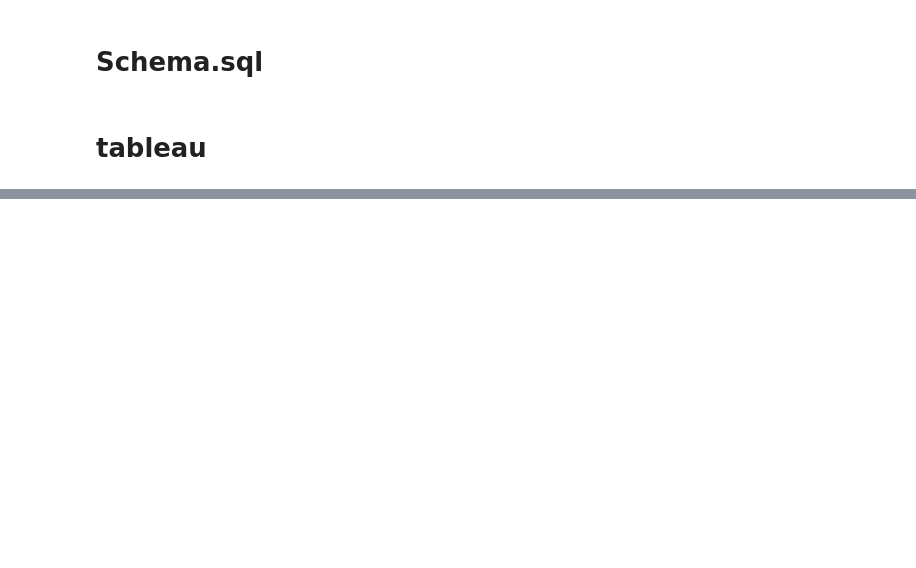
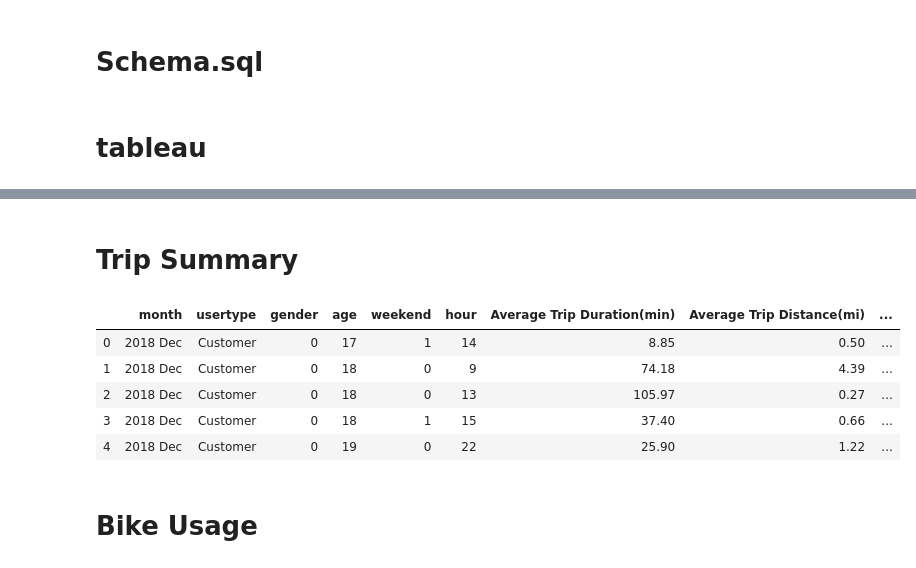
Before and after one commit to sliwet/tableau, a Jupyter notebook: tableau.ipynb, the cells around one changed output, grey strips where cells are left out. Saved outputs shown, nothing was run; the diff lists cells and outputs as text; code cells hidden in the pictures; blank space fills up the shorter version.

```diff
--- a/tableau.ipynb
+++ b/tableau.ipynb
@@ -162,28 +78,0 @@ data = {'Site 1': '31.336968, -109.560959',
-# %%
-# Convert the dictionary into a pandas dataframe
-df = pd.DataFrame.from_dict(data, orient='index')
-# %%
-# Create two lists for the loop results to be placed
-lat = []
-lon = []
-
-# For each row in a varible,
-for row in df[0]:
-    # Try to,
-    try:
-        # Split the row by comma, convert to float, and append
-        # everything before the comma to lat
-        lat.append(float(row.split(',')[0]))
-        # Split the row by comma, convert to float, and append
-        # everything after the comma to lon
-        lon.append(float(row.split(',')[1]))
-    # But if you get an error
-    except:
-        # append a missing value to lat
-        lat.append(np.NaN)
-        # append a missing value to lon
-        lon.append(np.NaN)
-
-# Create two new columns from lat and lon
-df['latitude'] = lat
-df['longitude'] = lon
@@ -189,0 +164,28 @@ df['longitude'] = lon
+# %% [markdown]
+# Trip Summary
+# %%
+for i in range(nmonths):
+    print(f"\nProcessing for {i}")
+    grouped = dfs[i].groupby(['month','usertype','gender','age','weekend','hour'])
+    tempdf = pd.DataFrame({'Average Trip Duration(min)':grouped['tripduration'].mean()/60.\
+                        ,'Average Trip Distance(mi)':grouped['distance'].mean()\
+                        ,'Count':grouped['distance'].count() })
+    if i == 0:
+        tosave = tempdf
+    else:
+        tosave = tosave.append(tempdf)
+
+tosave['Average Trip Duration(min)'] = tosave['Average Trip Duration(min)'].map('{:,.2f}'.format)
+tosave['Average Trip Distance(mi)'] = tosave['Average Trip Distance(mi)'].map('{:,.2f}'.format)
+tosave.reset_index(inplace=True)
+tosave.to_csv("tripsummary.csv", index=False, header=True)
+tosave.head()
+# %% [output]
+|  | month | usertype | gender | age | weekend | hour | Average Trip Duration(min) | Average Trip Distance(mi) | ... |
+| 0 | 2018 Dec | Customer | 0 | 17 | 1 | 14 | 8.85 | 0.50 | ... |
+| 1 | 2018 Dec | Customer | 0 | 18 | 0 | 9 | 74.18 | 4.39 | ... |
+| 2 | 2018 Dec | Customer | 0 | 18 | 0 | 13 | 105.97 | 0.27 | ... |
+| 3 | 2018 Dec | Customer | 0 | 18 | 1 | 15 | 37.40 | 0.66 | ... |
+| 4 | 2018 Dec | Customer | 0 | 19 | 0 | 22 | 25.90 | 1.22 | ... |
+# %% [markdown]
+# Bike Usage
```
Also changed, not shown: parts of 21 cells of this notebook.
